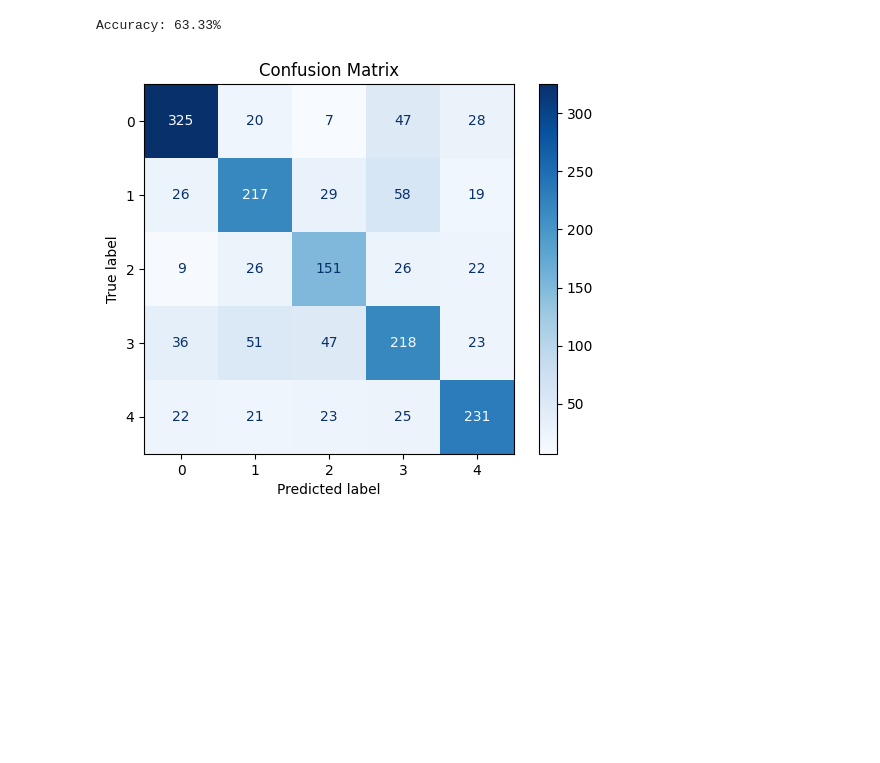
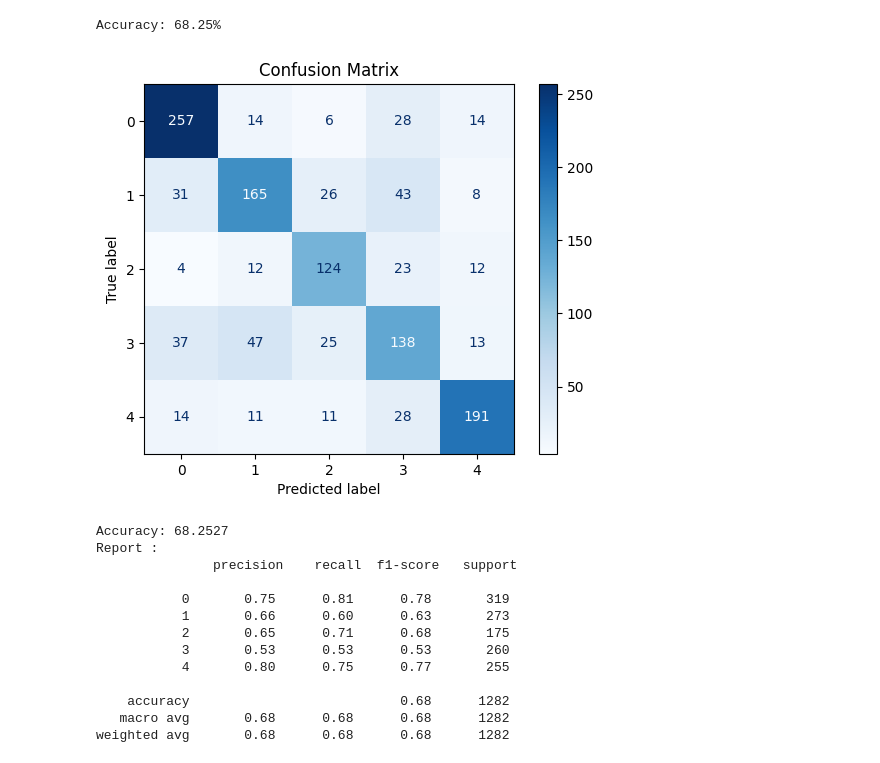
Before and after one commit to Faizan-Nawaz/UrEMONet, a Jupyter notebook: Backend/video_audio_fusion.ipynb, the cells around one changed output. Drawn from its saved outputs; the diff is of its cells as text; code cells hidden in the pictures; blank space fills up the shorter version.

Commit message:
applied some changes and increased accuracy 4 to 5 percent

```diff
--- a/Backend/video_audio_fusion.ipynb
+++ b/Backend/video_audio_fusion.ipynb
@@ -203,3 +118,7 @@ True    8531
 Name: count, dtype: int64
 # %%
 df_merged = df_merged[df_merged['match'] == True]
+# %%
+df_merged['match'] = df_merged['Label_x'] == df_merged['Label_y']
+
+print(df_merged['match'].value_counts())
@@ -242,23 +231,31 @@ label_tensor = torch.tensor(labels, dtype=torch.long)
 # %%
-from torch.utils.data import TensorDataset, DataLoader
+from torch.utils.data import DataLoader
 
-dataset = TensorDataset(audio_tensor, video_tensor, label_tensor)
+train_loader = DataLoader(
+    train_dataset,
+    batch_size=32,
+    shuffle=True
+)
 
-# 80-20 train-test split
-train_size = int(0.8 * len(dataset))
-test_size = len(dataset) - train_size
-train_dataset, test_dataset = torch.utils.data.random_split(dataset, [train_size, test_size])
+val_loader = DataLoader(
+    val_dataset,
+    batch_size=32,
+    shuffle=False
+)
 
-train_loader = DataLoader(train_dataset, batch_size=32, shuffle=True)
-test_loader = DataLoader(test_dataset, batch_size=32, shuffle=False)
+test_loader = DataLoader(
+    test_dataset,
+    batch_size=32,
+    shuffle=False
+)
 # %%
-audio_dim = audio_tensor.shape[1]
-video_dim = video_tensor.shape[1]
+audio_dim = audio_train.shape[1]
+video_dim = video_train.shape[1]
 
 model = SimpleVATTEmotionPredictor(
     audio_dim=audio_dim,
     video_dim=video_dim,
     common_space_dim=128,
     hidden_dim=256,
-    num_classes=len(set(labels))
+    num_classes = len(label_encoder.classes_)
 )
@@ -308,7 +343,7 @@ total = 0
 with torch.no_grad():
     for v, a, y in test_loader:
         v, a, y = v.to(device), a.to(device), y.to(device)
-        outputs = model(a, v)
+        outputs = model(v, a)
         _, predicted = torch.max(outputs, 1)
 
         total += y.size(0)
@@ -317,33 +352,51 @@ with torch.no_grad():
 accuracy = 100 * correct / total
 print(f"Accuracy: {accuracy:.2f}%")
 # %% [output]
-Accuracy: 63.33%
+Accuracy: 68.25%
 # %%
-from sklearn.metrics import confusion_matrix, ConfusionMatrixDisplay
+from sklearn.metrics import confusion_matrix, ConfusionMatrixDisplay, classification_report
 import matplotlib.pyplot as plt
 
 model.eval()
 
 all_preds = []
 all_labels = []
 
 with torch.no_grad():
     for v, a, y in test_loader:
         v, a = v.to(device), a.to(device)
-        outputs = model(a, v)
+        outputs = model(v, a)
         _, predicted = torch.max(outputs, 1)
 
         all_preds.extend(predicted.cpu().numpy())
         all_labels.extend(y.cpu().numpy())
 
 # Create confusion matrix
 cm = confusion_matrix(all_labels, all_preds)
 
 # Plot
 disp = ConfusionMatrixDisplay(confusion_matrix=cm)
 disp.plot(cmap='Blues')
 
 plt.title("Confusion Matrix")
 plt.show()
+
+# Classification Report
+report = classification_report(all_labels, all_preds)
+print(f"Accuracy: {accuracy:.4f}")
+print("Report :\n", report)
 # %% [output]
-[figure, old version]
+[figure, new version]
+Accuracy: 68.2527
+Report :
+               precision    recall  f1-score   support
+
+           0       0.75      0.81      0.78       319
+           1       0.66      0.60      0.63       273
+           2       0.65      0.71      0.68       175
+           3       0.53      0.53      0.53       260
+           4       0.80      0.75      0.77       255
+
+    accuracy                           0.68      1282
+   macro avg       0.68      0.68      0.68      1282
+weighted avg       0.68      0.68      0.68      1282
```
Also changed, not shown: parts of 24 cells of this notebook, 2 other files.
